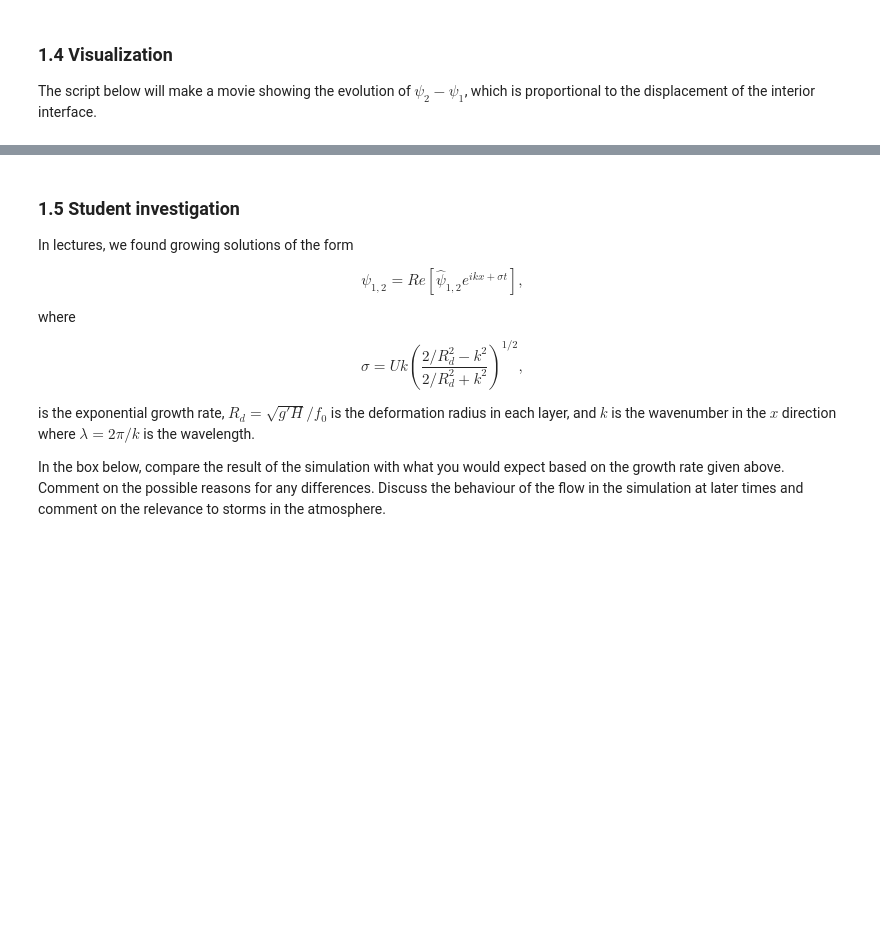
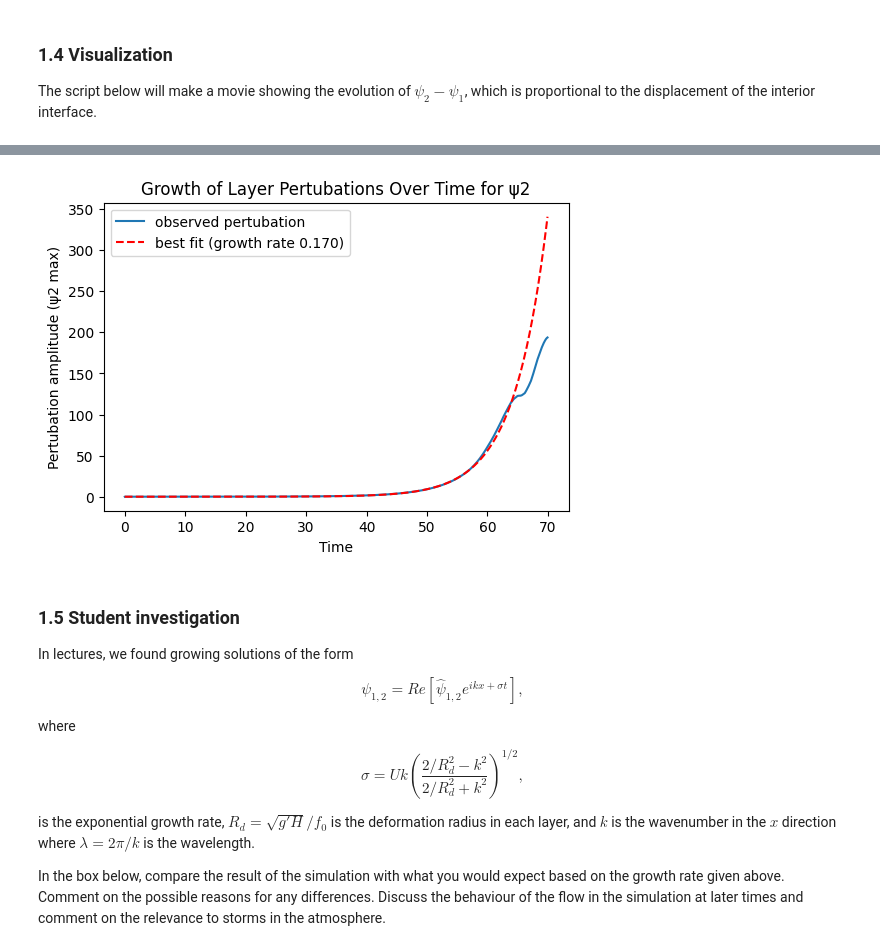
Before and after one commit to benwulmer/QCES, a Jupyter notebook: Project4_storms.ipynb, the cells around one changed output, grey strips where cells are left out. Saved outputs shown, nothing was run; the diff lists cells and outputs as text; code cells hidden in the pictures; blank space fills up the shorter version.

```diff
--- a/Project4_storms.ipynb
+++ b/Project4_storms.ipynb
@@ -317,3 +311,14 @@ print(np.shape(psi1_save))
+# %%
+plt.figure(figsize=(6, 4))
+plt.plot(t_save, psi1max, label="observed pertubation")
+plt.plot(t_save, func(np.array(t_save), *poptpsi1), 'r--', label="best fit (growth rate 0.170)")
+plt.xlabel("Time")
+plt.ylabel("Pertubation amplitude (ψ2 max)")
+plt.title("Growth of Layer Pertubations Over Time for ψ2")
+plt.legend()
+plt.show()
+# %% [output]
+[figure, added]
 # %% [markdown]
 ### 1.5 Student investigation
 <a id='section1pt5'></a>
```
Also changed, not shown: parts of 17 cells of this notebook.
